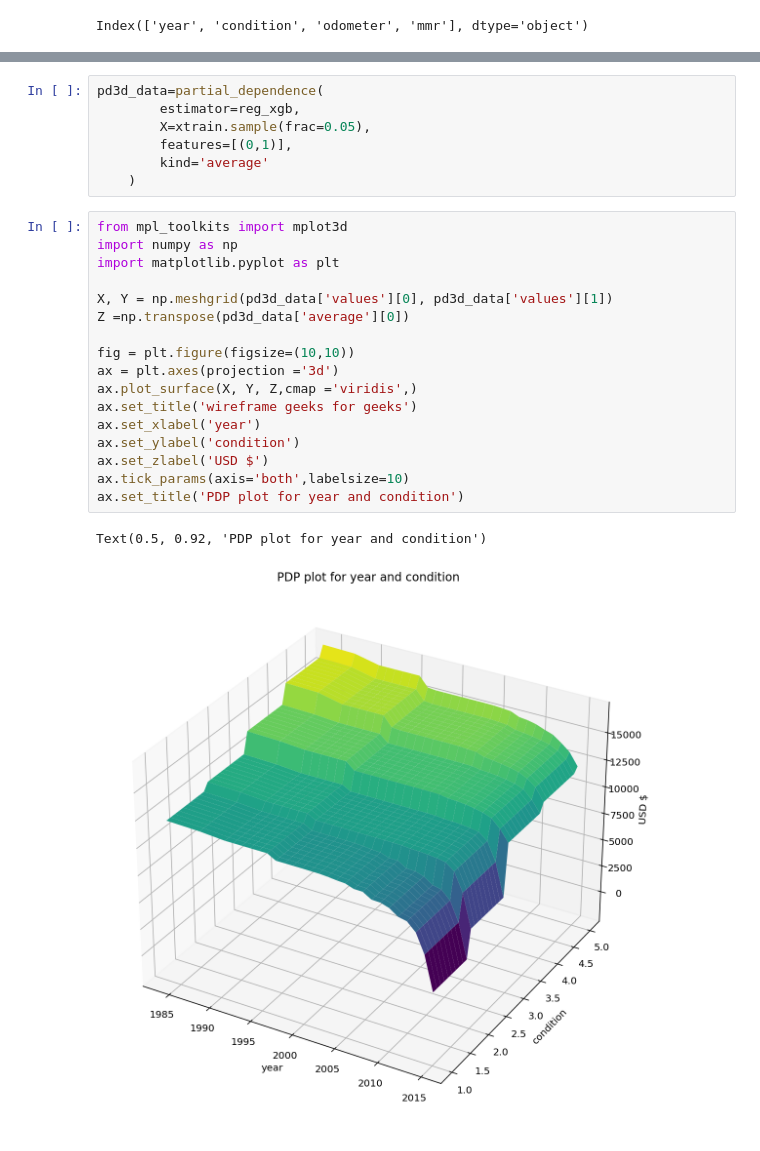
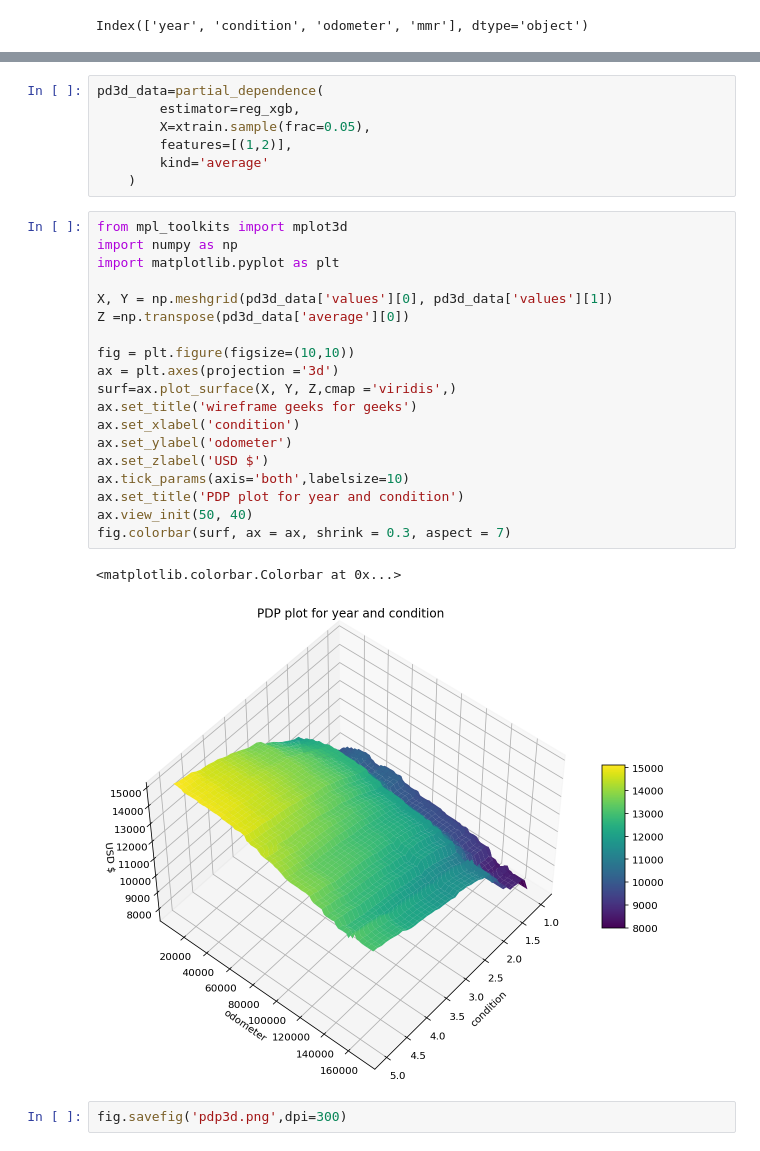
Before and after one commit to tigercut2017/MLECON2021Q1, a Jupyter notebook: Used_Car/4.Interpretable ML.ipynb, the cells around one changed output, grey strips where cells are left out. Cells and saved outputs as stored; diff of their text form.

```diff
--- a/Used_Car/4.Interpretable ML.ipynb
+++ b/Used_Car/4.Interpretable ML.ipynb
@@ -177,26 +177,30 @@ plot_partial_dependence(
 pd3d_data=partial_dependence(
         estimator=reg_xgb,
         X=xtrain.sample(frac=0.05),
-        features=[(0,1)],
+        features=[(1,2)],
         kind='average'
     )
 # %%
 from mpl_toolkits import mplot3d
 import numpy as np
 import matplotlib.pyplot as plt
 
 X, Y = np.meshgrid(pd3d_data['values'][0], pd3d_data['values'][1])
 Z =np.transpose(pd3d_data['average'][0])
 
 fig = plt.figure(figsize=(10,10))
 ax = plt.axes(projection ='3d')
-ax.plot_surface(X, Y, Z,cmap ='viridis',)
+surf=ax.plot_surface(X, Y, Z,cmap ='viridis',)
 ax.set_title('wireframe geeks for geeks')
-ax.set_xlabel('year')
-ax.set_ylabel('condition')
+ax.set_xlabel('condition')
+ax.set_ylabel('odometer')
 ax.set_zlabel('USD $')
 ax.tick_params(axis='both',labelsize=10)
 ax.set_title('PDP plot for year and condition')
+ax.view_init(50, 40)
+fig.colorbar(surf, ax = ax, shrink = 0.3, aspect = 7)
 # %% [output]
-Text(0.5, 0.92, 'PDP plot for year and condition')
+<matplotlib.colorbar.Colorbar at 0x...>
-[figure, old version]
+[figure, new version]
+# %%
+fig.savefig('pdp3d.png',dpi=300)
```
Also changed, not shown: parts of 9 cells of this notebook, 2 other files.
